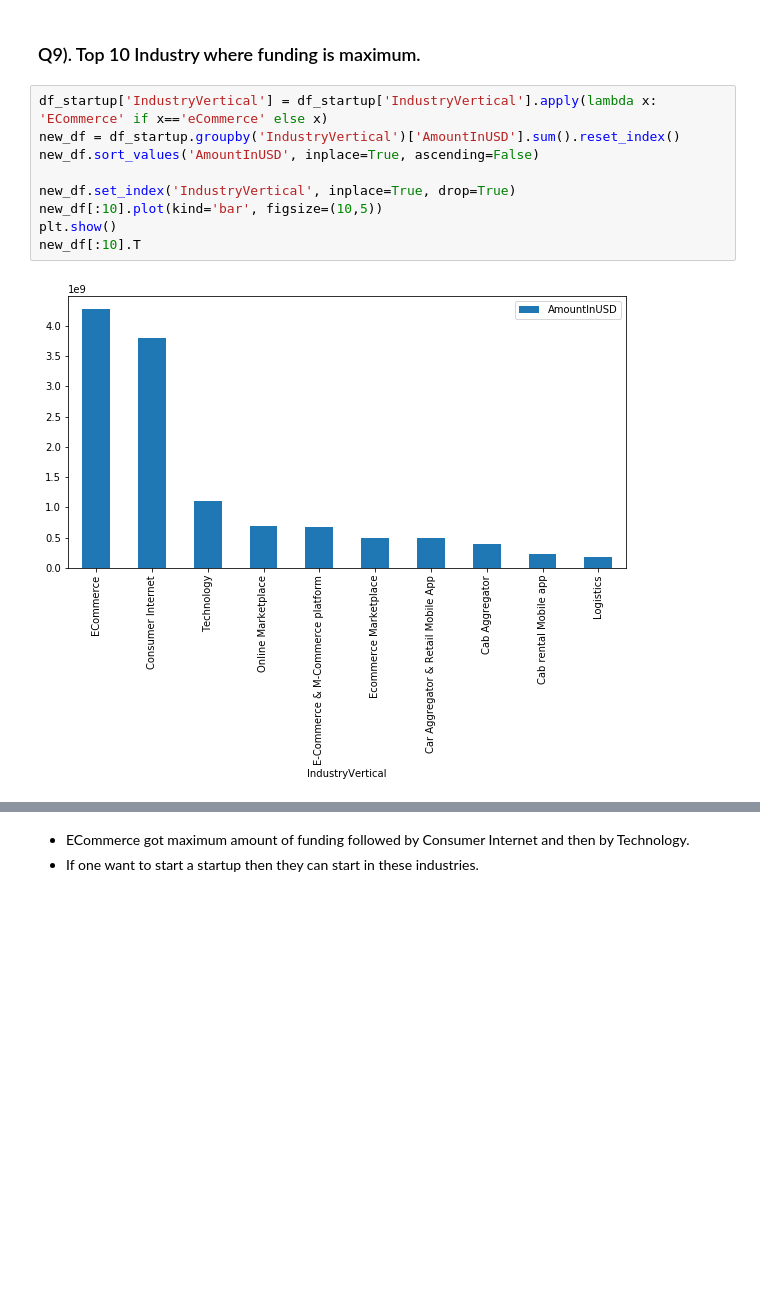
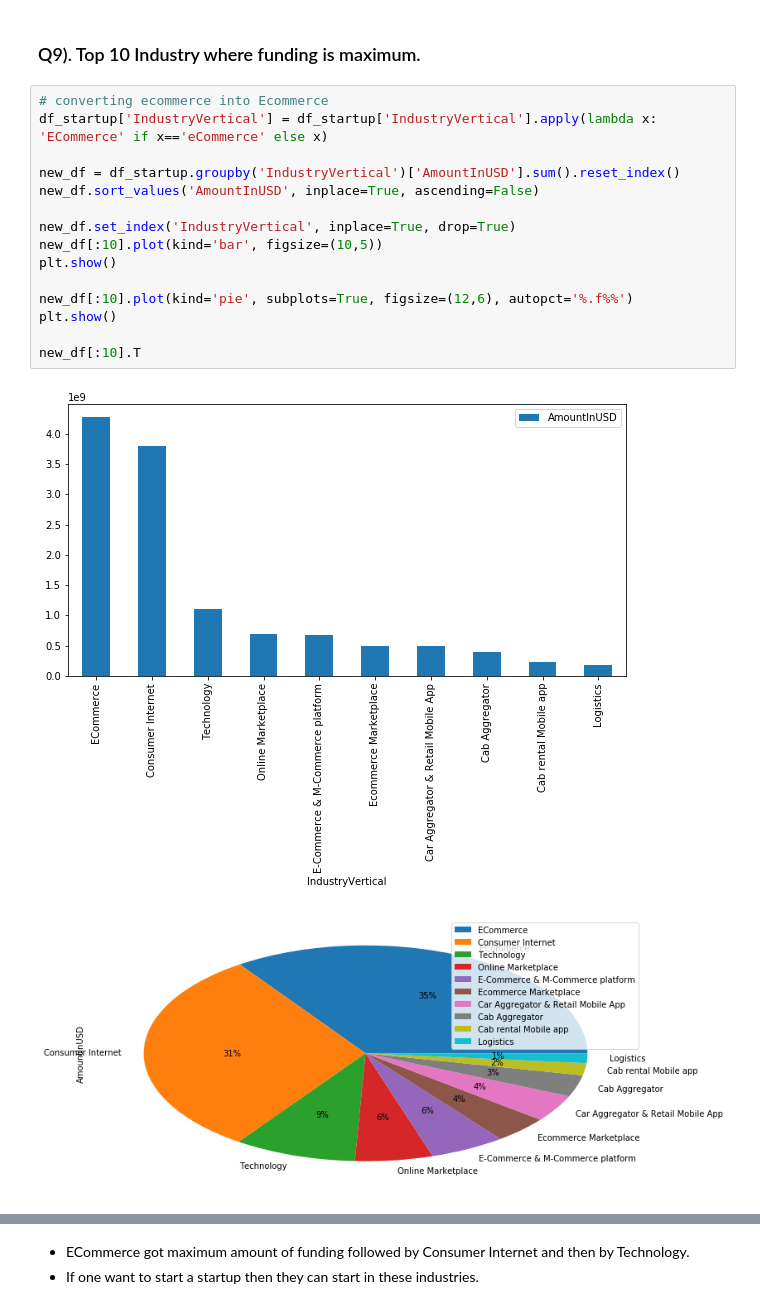
Before and after one commit to rahul221389/Exploration_Indian_Startups_Funding, a Jupyter notebook: indian startups.ipynb, the cells around one changed output, grey strips where cells are left out. Drawn from its saved outputs; the diff is of its cells as text; blank space fills up the shorter version.

```diff
--- a/indian startups.ipynb
+++ b/indian startups.ipynb
@@ -224,16 +229,23 @@ temp_df.T
 # %% [markdown]
 ### Q9). Top 10 Industry where funding is maximum.
 # %%
+# converting ecommerce into Ecommerce
 df_startup['IndustryVertical'] = df_startup['IndustryVertical'].apply(lambda x: 'ECommerce' if x=='eCommerce' else x)
+
 new_df = df_startup.groupby('IndustryVertical')['AmountInUSD'].sum().reset_index()
 new_df.sort_values('AmountInUSD', inplace=True, ascending=False)
 
 new_df.set_index('IndustryVertical', inplace=True, drop=True)
 new_df[:10].plot(kind='bar', figsize=(10,5))
 plt.show()
+
+new_df[:10].plot(kind='pie', subplots=True, figsize=(12,6), autopct='%.f%%')
+plt.show()
+
 new_df[:10].T
 # %% [output]
 [figure]
+[figure, added]
 | IndustryVertical | ECommerce | Consumer Internet | Technology | Online Marketplace | E-Commerce & M-Commerce platform | ... |
 | AmountInUSD | 4.277110e+09 | 3.797089e+09 | 1.103594e+09 | 700000000.0 | 680000000.0 | ... |
 # %% [markdown]
```
Also changed, not shown: parts of 29 cells of this notebook.
